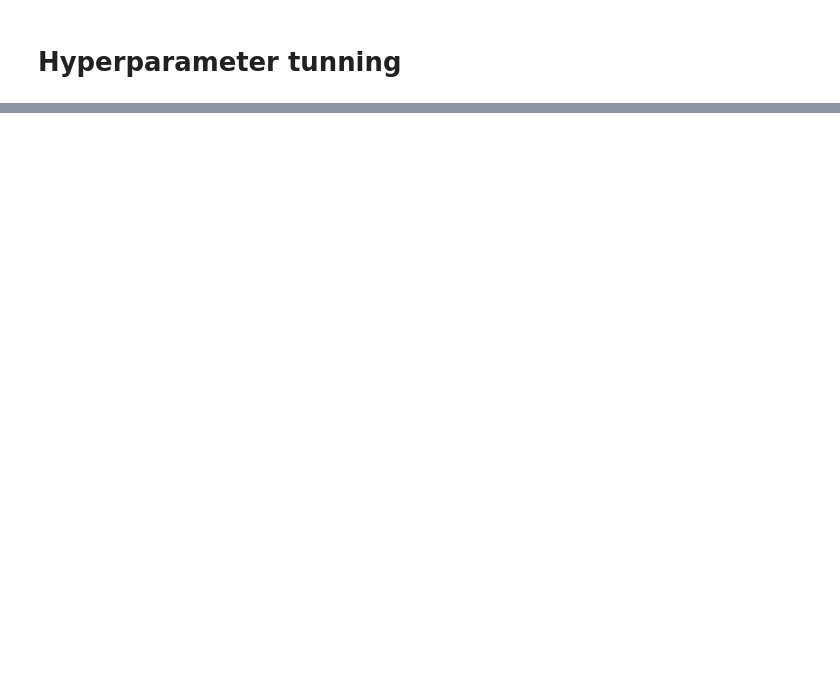
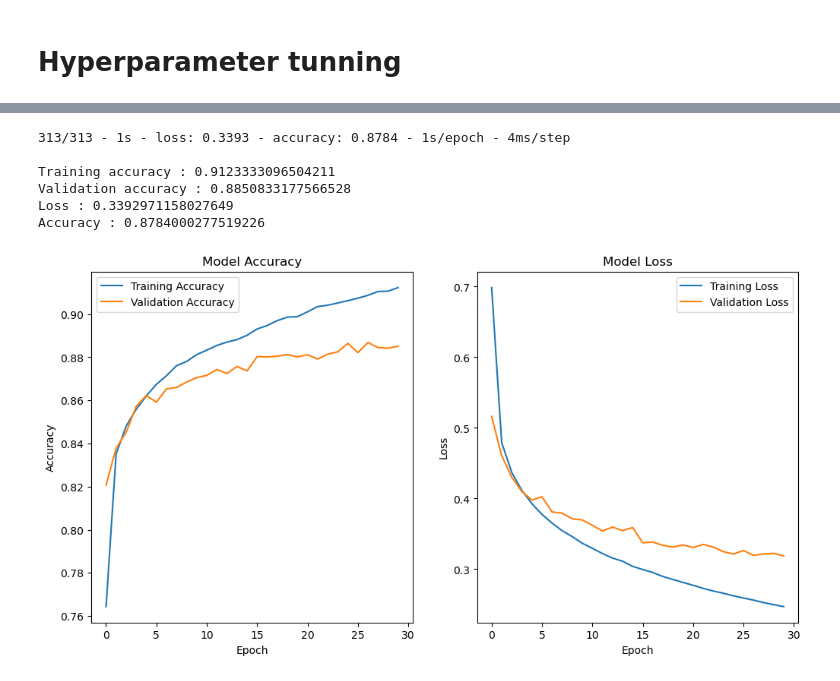
Before and after one commit to awsactivators/Ad-DL-Midterm-Project, a Jupyter notebook: fashion_mnist_Adagrad_optimizer.ipynb, the cells around one changed output, grey strips where cells are left out. Drawn from its saved outputs; the diff is of its cells as text; code cells hidden in the pictures; blank space fills up the shorter version.

```diff
--- a/fashion_mnist_Adagrad_optimizer.ipynb
+++ b/fashion_mnist_Adagrad_optimizer.ipynb
@@ -93,12 +99,12 @@ def train_model(config):
     X_train, y_train, X_test, y_test = FMM.load_data()
     X_train, X_test = FMM.reshape_data(X_train, X_test)
 
-    optimizer = tf.keras.optimizers.legacy.Adagrad(
+    optimizer = tf.keras.optimizers.Adagrad(
         learning_rate=config["learning_rate"],
-        epsilon=config["epsilon"],
+        # epsilon=config["epsilon"],
     )
 
-    model = FMM.create_model_v2()
+    model = FMM.create_model_v1()
     history = FMM.compile_and_train(
         model, X_train, y_train, optimizer
     )
@@ -109,7 +115,7 @@ def train_model(config):
 # %%
 search_space = {
     "learning_rate": tune.grid_search([0.01, 0.001, 0.0001]),
-    "epsilon": tune.grid_search([1e-8, 1e-9, 1e-10]),
+    # "epsilon": tune.grid_search([1e-8, 1e-9, 1e-10]),
 }
 # %%
 # Run hyperparameter tuning
@@ -130,0 +176,7 @@ print("Best accuracy:", analysis.best_result["accuracy"])
+# %%
+optimizer = tf.keras.optimizers.Adagrad(**best_config)
+model = FMM.create_model_v1()
+print(f"Training with {optimizer.__class__.__name__} optimizer...")
+history = FMM.compile_and_train(
+    model, X_train, y_train, optimizer
+)
@@ -130,0 +203,11 @@ print("Best accuracy:", analysis.best_result["accuracy"])
+# %%
+FMM.evaluate(model, X_test, y_test, history)
+FMM.plot_history(history)
+# %% [output]
+313/313 - 1s - loss: 0.3393 - accuracy: 0.8784 - 1s/epoch - 4ms/step
+
+Training accuracy : 0.9123333096504211
+Validation accuracy : 0.8850833177566528
+Loss : 0.3392971158027649
+Accuracy : 0.8784000277519226
+[figure, added]
```
Also changed, not shown: parts of 7 cells of this notebook, 5 other files.
